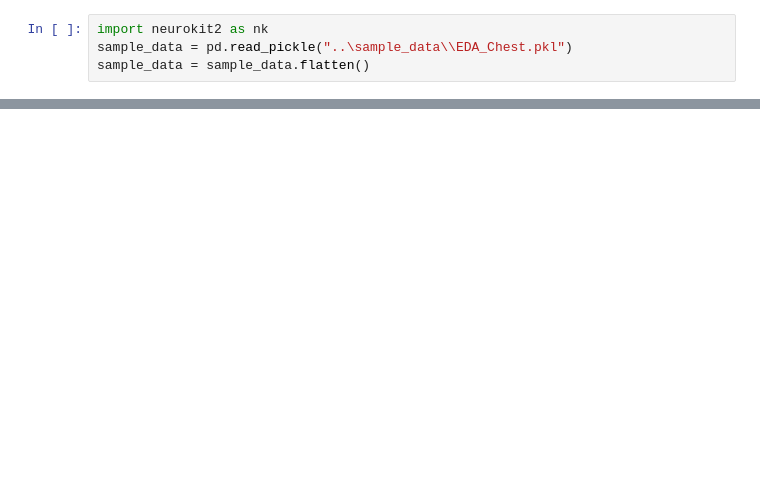
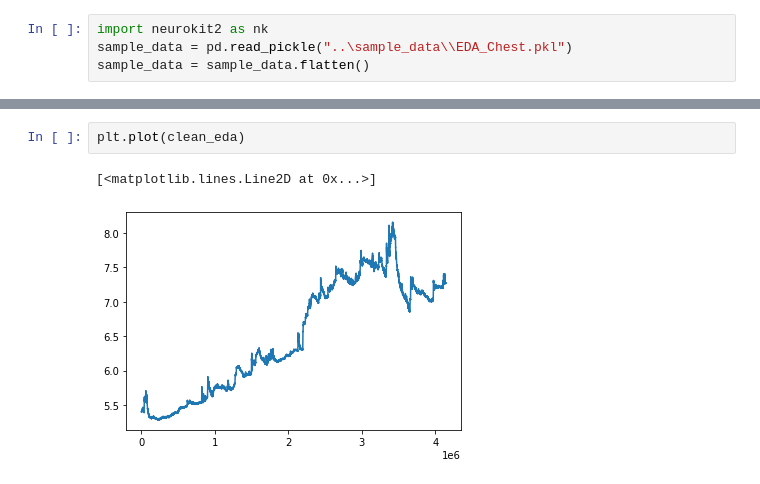
Before and after one commit to obss/BIOBSS, a Jupyter notebook: examples/new_pipeline.ipynb, the cells around one changed output, grey strips where cells are left out. Cells and saved outputs as stored; diff of their text form; blank space fills up the shorter version.

```diff
--- a/examples/new_pipeline.ipynb
+++ b/examples/new_pipeline.ipynb
@@ -46,0 +93,5 @@ ValueError: If signal is not a Bio_Data object, sampling_rate must be specified
+# %%
+plt.plot(clean_eda)
+# %% [output]
+[<matplotlib.lines.Line2D at 0x...>]
+[figure, added]
```
Also changed, not shown: parts of 22 cells of this notebook, 13 other files.
